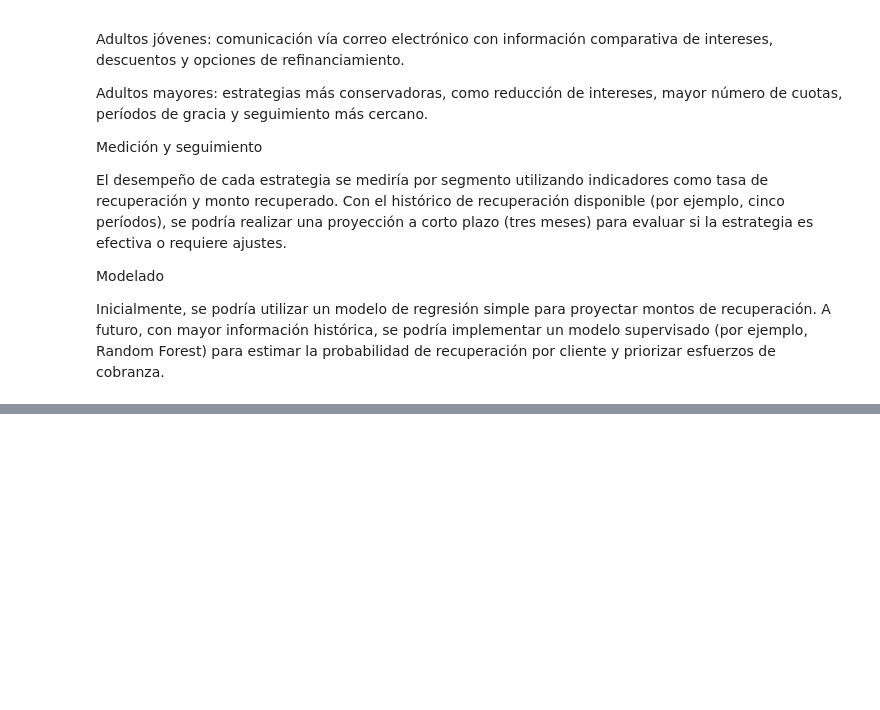
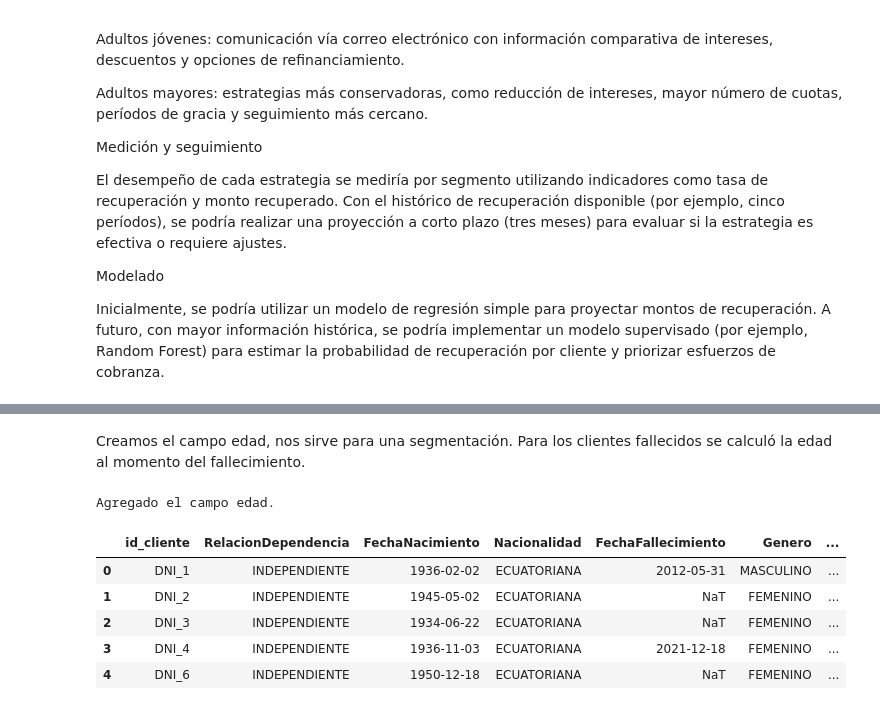
Before and after one commit to juandtap/pruebatecnica, a Jupyter notebook: PruebaTecnica_Tapia_Diego.ipynb, the cells around one changed output, grey strips where cells are left out. Cells and saved outputs as stored; diff of their text form; code cells hidden in the pictures; blank space fills up the shorter version.

```diff
--- a/PruebaTecnica_Tapia_Diego.ipynb
+++ b/PruebaTecnica_Tapia_Diego.ipynb
@@ -182,0 +218,8 @@ Inicialmente, se podría utilizar un modelo de regresión simple para proyectar
+# %%
+num_cols_cliente = ["valorCapitalCompra", "valorCompra", "diasMoraCompra"]
+
+for c in num_cols_cliente:
+    if c in df_cliente.columns:
+        df_cliente[c] = pd.to_numeric(df_cliente[c], errors="coerce")
+
+print("variables convertidas a numéricas")
@@ -182,0 +267,6 @@ Inicialmente, se podría utilizar un modelo de regresión simple para proyectar
+# %%
+for c in ["FechaNacimiento", "FechaFallecimiento"]:
+    if c in df_demografico.columns:
+        # reemplazamos "NaN" o "nan" por np.nan en caso de que vengan como texto
+        df_demografico[c] = df_demografico[c].replace(["NaN", "nan",""], np.nan)
+        df_demografico[c] = pd.to_datetime(df_demografico[c], errors="coerce")
@@ -182,0 +292,26 @@ Inicialmente, se podría utilizar un modelo de regresión simple para proyectar
+# %% [markdown]
+Creamos el campo edad, nos sirve para una segmentación. Para los clientes fallecidos se calculó la edad al momento del fallecimiento.
+# %%
+if "FechaNacimiento" in df_demografico.columns:
+    today = pd.Timestamp.today().normalize()
+
+    df_demografico["Edad"] = np.where(
+        df_demografico["FechaFallecimiento"].notna(),
+        (df_demografico["FechaFallecimiento"] - df_demografico["FechaNacimiento"]).dt.days // 365,
+        (today - df_demografico["FechaNacimiento"]).dt.days // 365
+    )
+
+    df_demografico["Edad"] = df_demografico["Edad"].astype("Int64")
+
+
+print("Agregado el campo edad.")
+
+df_demografico.head()
+# %% [output]
+Agregado el campo edad.
+|  | id_cliente | RelacionDependencia | FechaNacimiento | Nacionalidad | FechaFallecimiento | Genero | ... |
+| 0 | DNI_1 | INDEPENDIENTE | 1936-02-02 | ECUATORIANA | 2012-05-31 | MASCULINO | ... |
+| 1 | DNI_2 | INDEPENDIENTE | 1945-05-02 | ECUATORIANA | NaT | FEMENINO | ... |
+| 2 | DNI_3 | INDEPENDIENTE | 1934-06-22 | ECUATORIANA | NaT | FEMENINO | ... |
+| 3 | DNI_4 | INDEPENDIENTE | 1936-11-03 | ECUATORIANA | 2021-12-18 | FEMENINO | ... |
+| 4 | DNI_6 | INDEPENDIENTE | 1950-12-18 | ECUATORIANA | NaT | FEMENINO | ... |
```
Also changed, not shown: parts of 14 cells of this notebook.
